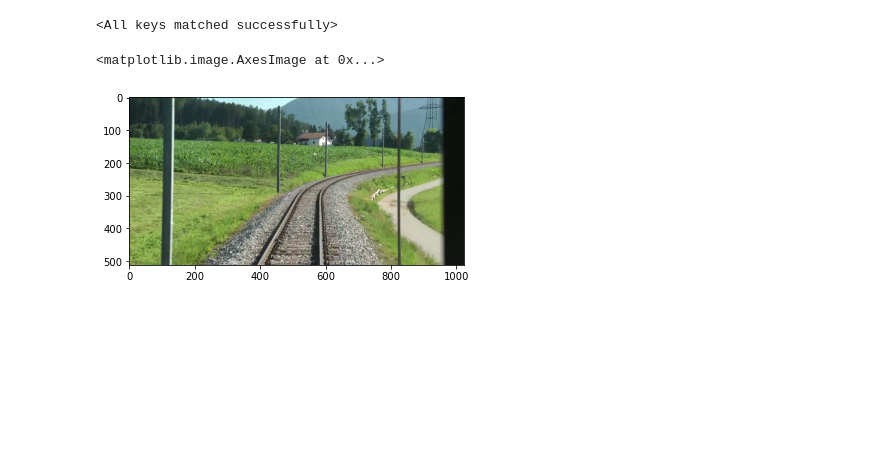
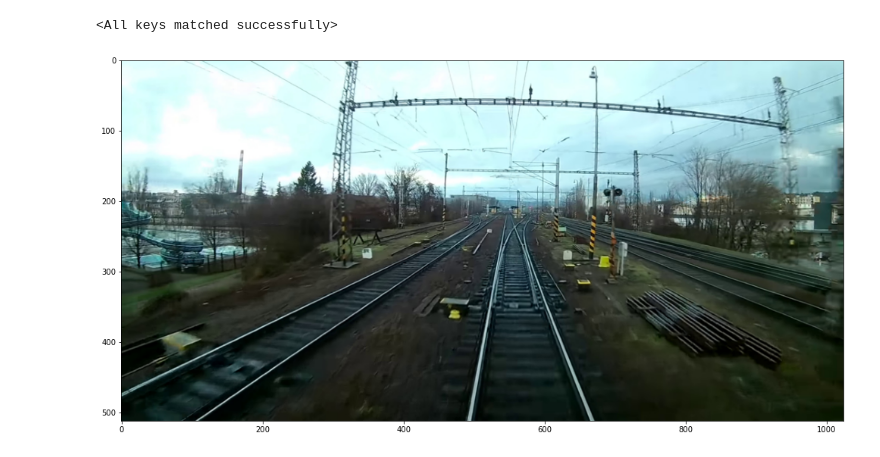
Before and after one commit to LuisWohlers/attackingSemanticSegmentation, a Jupyter notebook: TestAttacks.ipynb, the cells around one changed output. Saved outputs shown, nothing was run; the diff lists cells and outputs as text; code cells hidden in the pictures; blank space fills up the shorter version.

```diff
--- a/TestAttacks.ipynb
+++ b/TestAttacks.ipynb
@@ -16,10 +16,10 @@ from Utils import loader, loss
 from Train import train
 from Model import Model
 # %%
-imdir_rs19 = '/home/physik/Dokumente/rs19/jpgs/rs19_val'
-maskdir_rs19 = '/home/physik/Dokumente/rs19/uint8/rs19_val'
-#imdir_rs19 = '/home/luis/Documents/ImSeg/rs19_val/jpgs/rs19_val'
-#maskdir_rs19 = '/home/luis/Documents/ImSeg/rs19_val/uint8/rs19_val'
+#imdir_rs19 = '/home/physik/Dokumente/rs19/jpgs/rs19_val'
+#maskdir_rs19 = '/home/physik/Dokumente/rs19/uint8/rs19_val'
+imdir_rs19 = '/home/luis/Documents/ImSeg/rs19_val/jpgs/rs19_val'
+maskdir_rs19 = '/home/luis/Documents/ImSeg/rs19_val/uint8/rs19_val'
 classes_ = {"rail-track","tram-track"}#,"rail-raised","rail-embedded"}
 range_train = (0,4999)
 range_test = (5000,7499)
@@ -73,8 +74,9 @@ perturbed_testimg = attacks.I_FGSM_singleImage(model,
 #                         3,
 #                         0.005,500)
 # %%
-plt.imshow(valdata[38][0].cpu().detach().numpy().transpose(1,2,0))
+fig = plt.figure(figsize=(512/30,1024/30))
+plt.imshow(valdata[44][0].cpu().detach().numpy().transpose(1,2,0))
+plt.show()
 # %% [output]
-<matplotlib.image.AxesImage at 0x...>
-[figure, old version]
+[figure, new version]
 # %%
```
Also changed, not shown: parts of 11 cells of this notebook, 2 other files.
